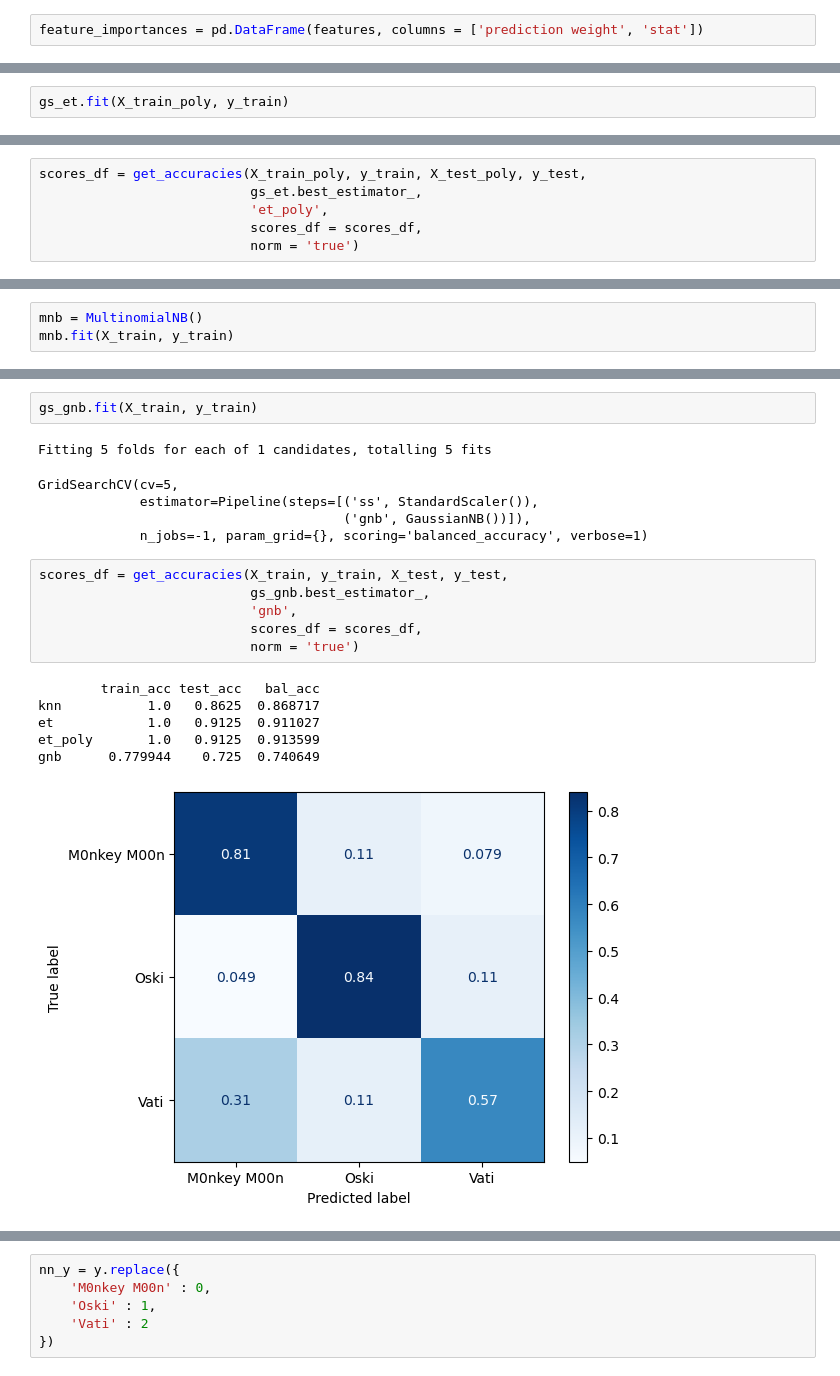
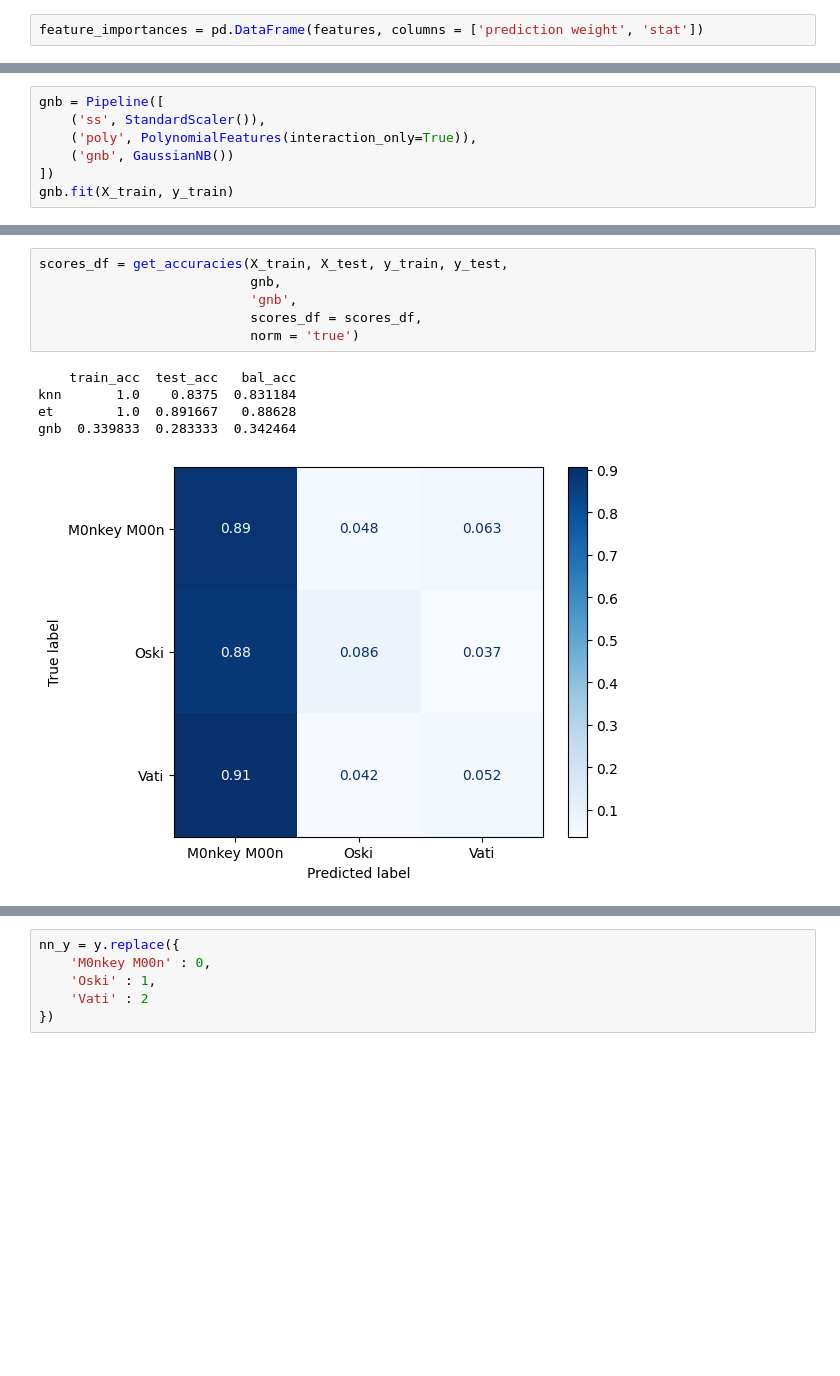
Before and after one commit to boay00/capstone-GA, a Jupyter notebook: 3-modeling-playstyle/code/playstyle-classification-model.ipynb, the cells around one changed output, grey strips where cells are left out. Saved outputs shown, nothing was run; the diff lists cells and outputs as text; blank space fills up the shorter version.

```diff
--- a/3-modeling-playstyle/code/playstyle-classification-model.ipynb
+++ b/3-modeling-playstyle/code/playstyle-classification-model.ipynb
@@ -284,2 +295,0 @@ feature_importances
-# %%
-gs_et.fit(X_train_poly, y_train)
@@ -294,6 +295,0 @@ GridSearchCV(cv=5, estimator=Pipeline(steps=[('et', ExtraTreesClassifier())]),
-# %%
-scores_df = get_accuracies(X_train_poly, y_train, X_test_poly, y_test,
-                           gs_et.best_estimator_,
-                           'et_poly',
-                           scores_df = scores_df,
-                           norm = 'true')
@@ -323,5 +313,9 @@ probabilities
 240 rows × 3 columns
 # %%
-mnb = MultinomialNB()
-mnb.fit(X_train, y_train)
+gnb = Pipeline([
+    ('ss', StandardScaler()),
+    ('poly', PolynomialFeatures(interaction_only=True)),
+    ('gnb', GaussianNB())
+])
+gnb.fit(X_train, y_train)
 # %% [output]
@@ -352,23 +333,14 @@ gs_gnb = GridSearchCV(
-# %%
-gs_gnb.fit(X_train, y_train)
-# %% [output]
-Fitting 5 folds for each of 1 candidates, totalling 5 fits
-GridSearchCV(cv=5,
-             estimator=Pipeline(steps=[('ss', StandardScaler()),
-                                       ('gnb', GaussianNB())]),
-             n_jobs=-1, param_grid={}, scoring='balanced_accuracy', verbose=1)
 # %%
-scores_df = get_accuracies(X_train, y_train, X_test, y_test,
-                           gs_gnb.best_estimator_,
+scores_df = get_accuracies(X_train, X_test, y_train, y_test,
+                           gnb,
                            'gnb',
                            scores_df = scores_df,
                            norm = 'true')
 # %% [output]
-        train_acc test_acc   bal_acc
-knn           1.0   0.8625  0.868717
-et            1.0   0.9125  0.911027
-et_poly       1.0   0.9125  0.913599
-gnb      0.779944    0.725  0.740649
+    train_acc  test_acc   bal_acc
+knn       1.0    0.8375  0.831184
+et        1.0  0.891667   0.88628
+gnb  0.339833  0.283333  0.342464
-[figure, old version]
+[figure, new version]
 # %%
 stack = [
```
Also changed, not shown: parts of 61 cells of this notebook, 16 other files.
